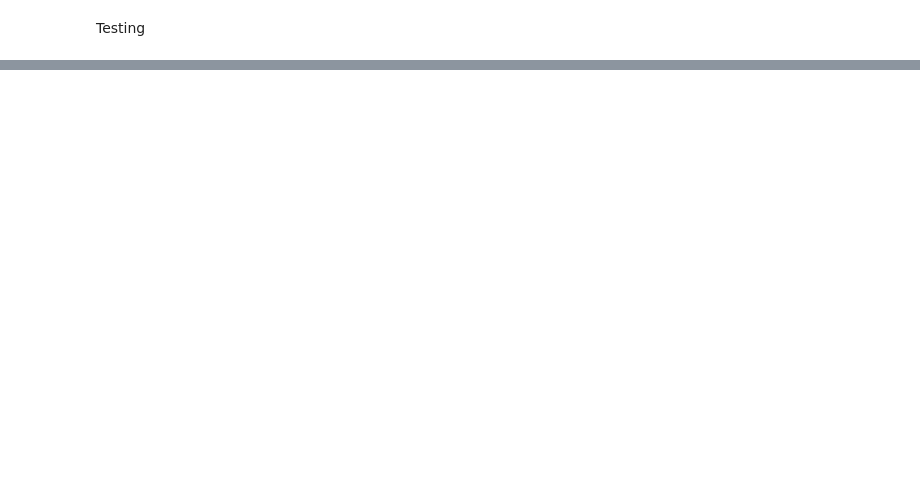
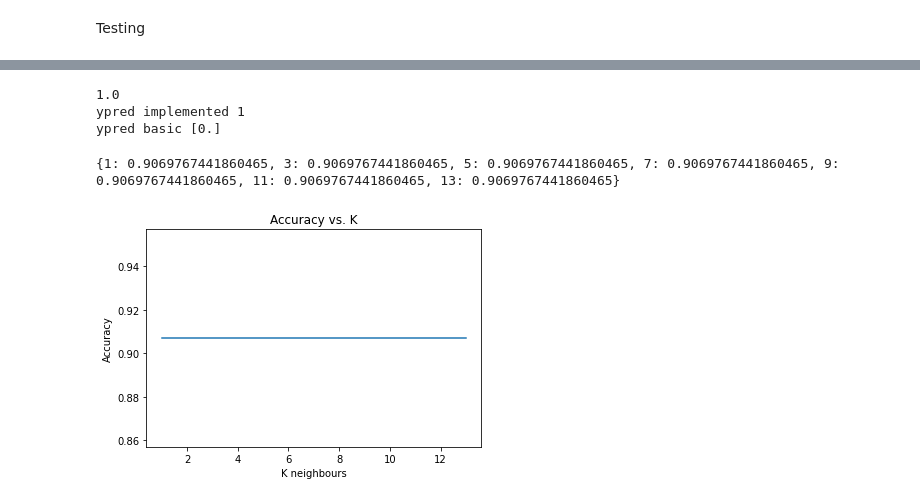
Before and after one commit to Ali-Elganzory/Covid-19-Mortality, a Jupyter notebook: Project.ipynb, the cells around one changed output, grey strips where cells are left out. Saved outputs shown, nothing was run; the diff lists cells and outputs as text; code cells hidden in the pictures; blank space fills up the shorter version.

```diff
--- a/Project.ipynb
+++ b/Project.ipynb
@@ -274,0 +349,38 @@ F1-Score  : 0.33.
+# %%
+y_pred =  KNN_sequence(X_train,y_train,X_valid,5)
+print(y_valid[77])
+xs=X_valid[77]
+y_pred =  KNN_implementation_singleelement(X_train,y_train,xs,6)
+print("ypred implemented {}".format(y_pred))
+#print(len(y_pred))
+classifier = KNeighborsClassifier(n_neighbors = 100)
+classifier.fit(X_train, y_train)
+
+y_pred2 = classifier.predict((np.transpose(xs[:,np.newaxis])))
+print("ypred basic {}".format(y_pred2))
+#print(len(y_pred))
+
+#print(np.subtract(y_pred,y_pred2))
+def pick_k_implemented(min: int = 1, maxnum: int = 10, visualize=False):
+    min = min if (min % 2 == 1) else (min + 1)
+    acc = {}
+    for k in range(min, maxnum, 2):
+        y_pred =  KNN_sequence(X_train,y_train,X_valid,k)
+        acc[k]= accuracy_score(y_valid, y_pred)
+    print(acc)
+    if visualize:
+        sns.lineplot(acc.keys(), acc.values())
+        plt.title("Accuracy vs. K")
+        plt.xlabel("K neighbours")
+        plt.ylabel("Accuracy")
+
+    return max(acc,key= lambda x : acc[x])
+# %% [output]
+1.0
+ypred implemented 1
+ypred basic [0.]
+# %%
+k_neighbors = pick_k_implemented(min=1, maxnum=15, visualize=True)
+# %% [output]
+{1: 0.9069767441860465, 3: 0.9069767441860465, 5: 0.9069767441860465, 7: 0.9069767441860465, 9: 0.9069767441860465, 11: 0.9069767441860465, 13: 0.9069767441860465}
+[figure, added]
```
Also changed, not shown: parts of 7 cells of this notebook.
